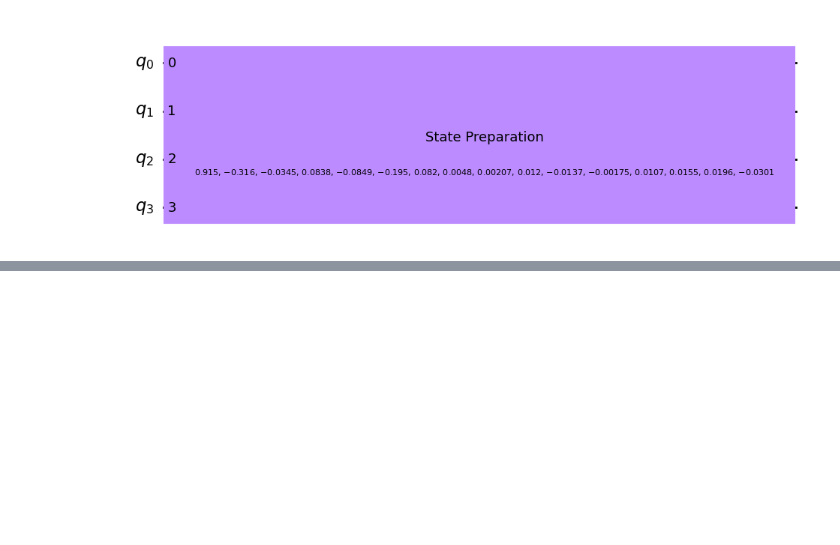
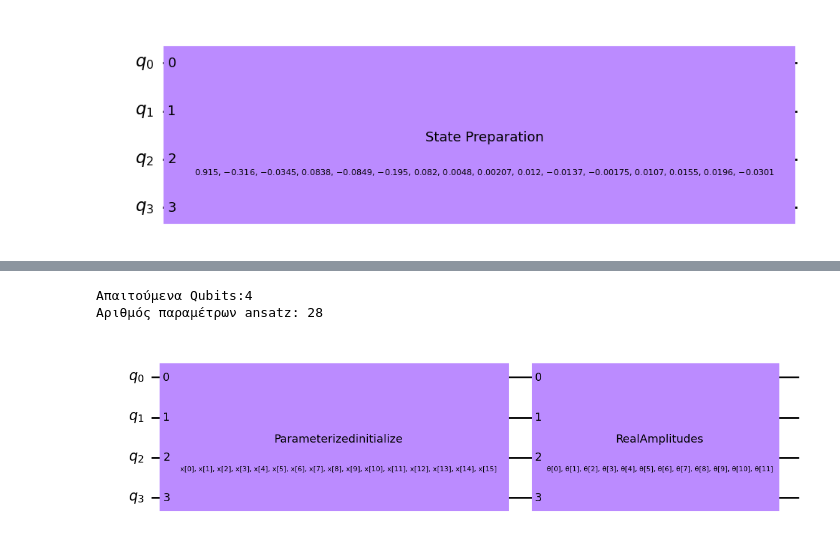
Before and after one commit to Angeloth1/Quantum-IDS-NSLKDD, a Jupyter notebook: notebooks/main.ipynb, the cells around one changed output, grey strips where cells are left out. Cells and saved outputs as stored; diff of their text form; code cells hidden in the pictures; blank space fills up the shorter version.

```diff
--- a/notebooks/main.ipynb
+++ b/notebooks/main.ipynb
@@ -317,0 +324,14 @@ qc.draw(output='mpl', style='clifford')
+# %%
+from qiskit_machine_learning.circuit.library import raw_feature_vector
+from qiskit.circuit.library import RealAmplitudes
+
+feature_vector_circuit = raw_feature_vector(feature_dimension=16)
+ansatz_amp=RealAmplitudes(num_qubits=4, reps=2)
+vqc_amp = feature_vector_circuit.compose(ansatz_amp)
+print(f'Απαιτούμενα Qubits:{vqc_amp.num_qubits}')
+print(f'Αριθμός παραμέτρων ansatz: {vqc_amp.num_parameters}')
+vqc_amp.draw(output='mpl', style='clifford')
+# %% [output]
+Απαιτούμενα Qubits:4
+Αριθμός παραμέτρων ansatz: 28
+[figure, added]
```
Also changed, not shown: parts of 5 cells of this notebook, 2 other files.
